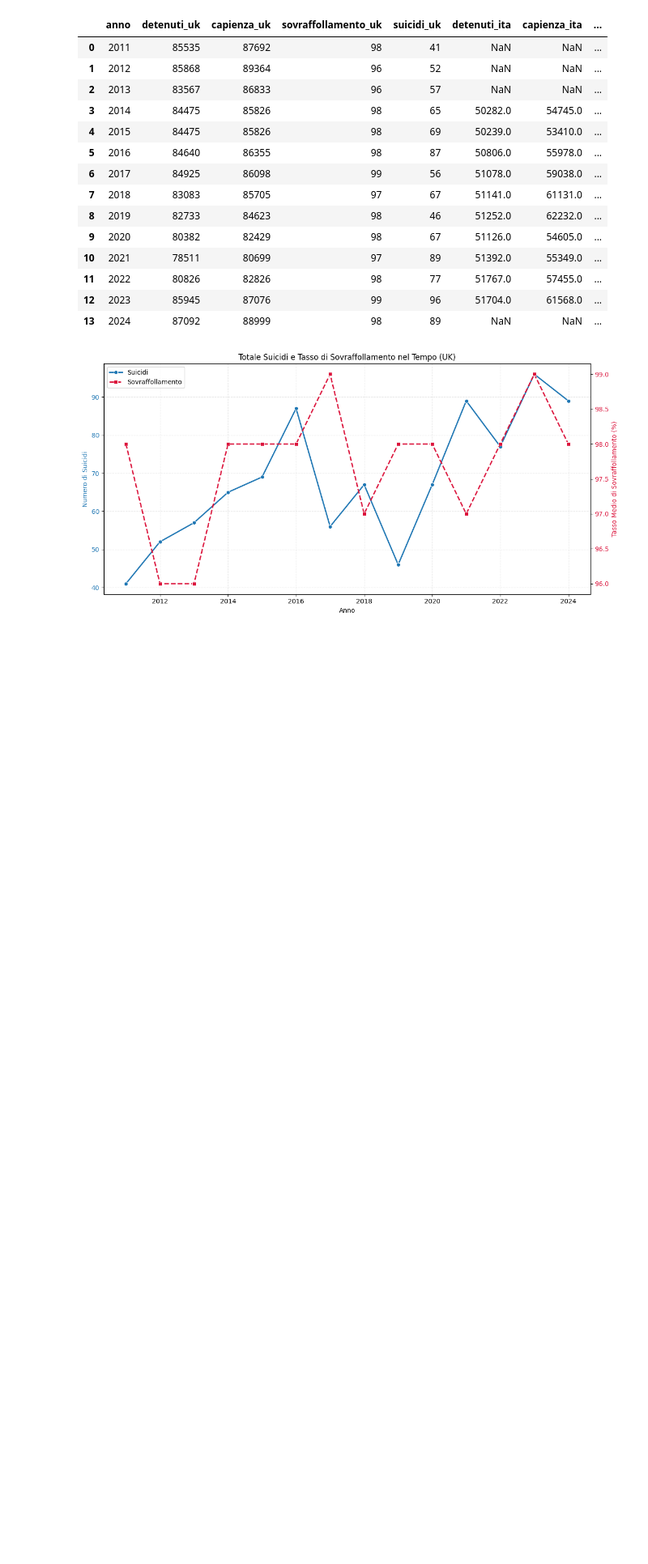
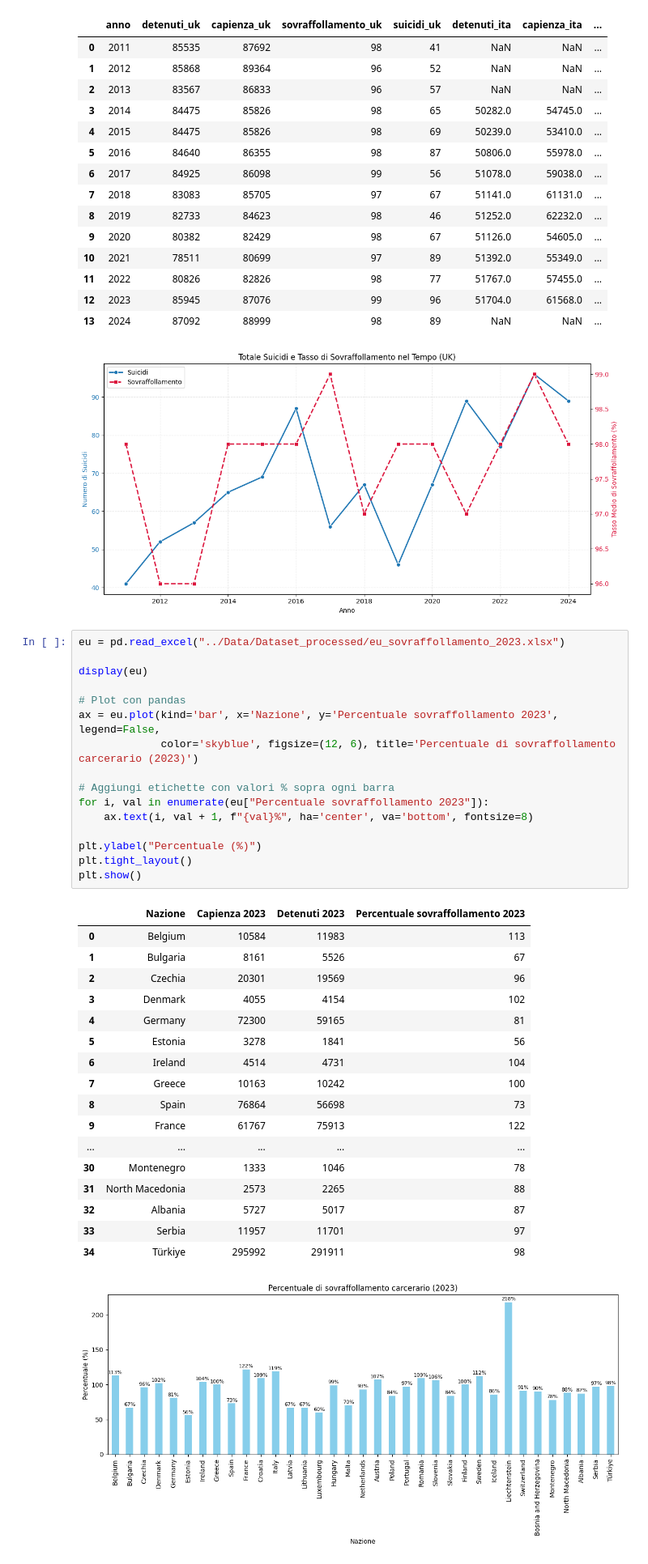
Before and after one commit to gregpetru/Human_data_science, a Jupyter notebook: Notebook/grafico_vale.ipynb, the cells around one changed output. Shown at 81% size. Cells and saved outputs as stored; diff of their text form; blank space fills up the shorter version.

```diff
--- a/Notebook/grafico_vale.ipynb
+++ b/Notebook/grafico_vale.ipynb
@@ -67,3 +67,38 @@ plt.show()
 | 12 | 2023 | 85945 | 87076 | 99 | 96 | 51704.0 | 61568.0 | ... |
 | 13 | 2024 | 87092 | 88999 | 98 | 89 | NaN | NaN | ... |
 [figure]
+# %%
+eu = pd.read_excel("../Data/Dataset_processed/eu_sovraffollamento_2023.xlsx")
+
+display(eu)
+
+# Plot con pandas
+ax = eu.plot(kind='bar', x='Nazione', y='Percentuale sovraffollamento 2023', legend=False,
+             color='skyblue', figsize=(12, 6), title='Percentuale di sovraffollamento carcerario (2023)')
+
+# Aggiungi etichette con valori % sopra ogni barra
+for i, val in enumerate(eu["Percentuale sovraffollamento 2023"]):
+    ax.text(i, val + 1, f"{val}%", ha='center', va='bottom', fontsize=8)
+
+plt.ylabel("Percentuale (%)")
+plt.tight_layout()
+plt.show()
+# %% [output]
+|  | Nazione | Capienza 2023 | Detenuti 2023 | Percentuale sovraffollamento 2023 |
+| 0 | Belgium | 10584 | 11983 | 113 |
+| 1 | Bulgaria | 8161 | 5526 | 67 |
+| 2 | Czechia | 20301 | 19569 | 96 |
+| 3 | Denmark | 4055 | 4154 | 102 |
+| 4 | Germany | 72300 | 59165 | 81 |
+| 5 | Estonia | 3278 | 1841 | 56 |
+| 6 | Ireland | 4514 | 4731 | 104 |
+| 7 | Greece | 10163 | 10242 | 100 |
+| 8 | Spain | 76864 | 56698 | 73 |
+| 9 | France | 61767 | 75913 | 122 |
+| ... | ... | ... | ... | ... |
+| 30 | Montenegro | 1333 | 1046 | 78 |
+| 31 | North Macedonia | 2573 | 2265 | 88 |
+| 32 | Albania | 5727 | 5017 | 87 |
+| 33 | Serbia | 11957 | 11701 | 97 |
+| 34 | Türkiye | 295992 | 291911 | 98 |
+[figure, added]
```
Also changed, not shown: 2 other files.
